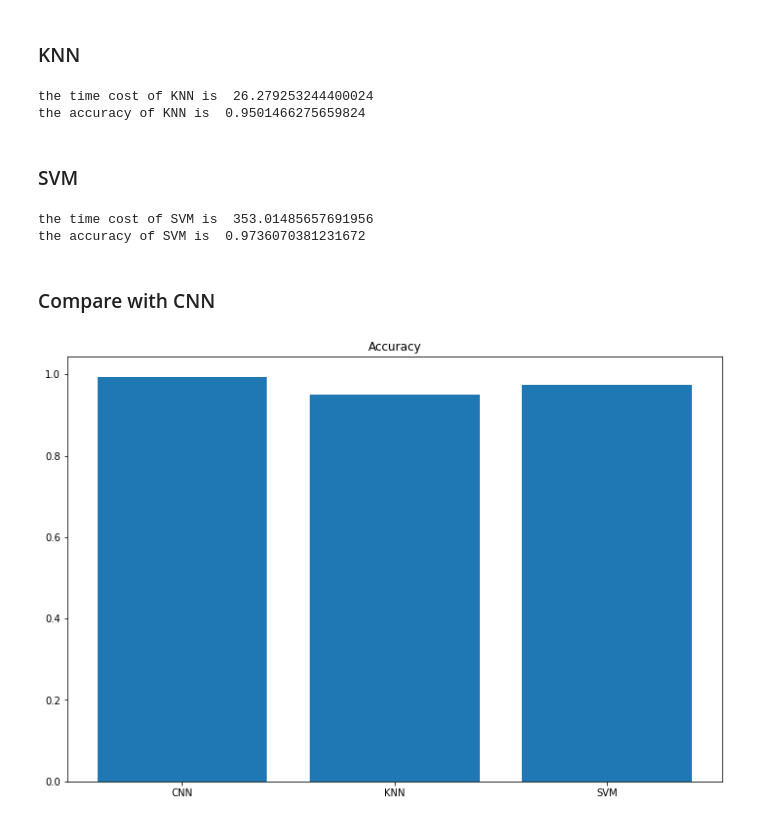
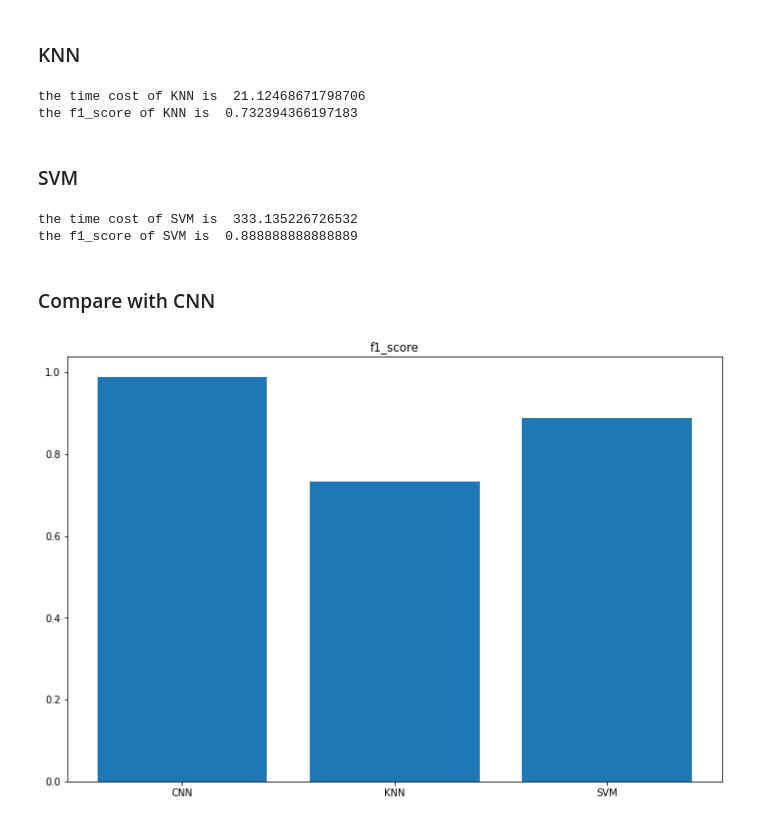
Before and after one commit to fdagher1/Face-Mask-Detection, a Jupyter notebook: FinalProject.ipynb, the cells around one changed output. Cells and saved outputs as stored; diff of their text form; code cells hidden in the pictures.

Commit message:
Change metrics to F1-score

```diff
--- a/FinalProject.ipynb
+++ b/FinalProject.ipynb
@@ -469,27 +480,31 @@ score1, acc1 = model1.evaluate(test_data, test_label, batch_size=100)
 score2, acc2 = model2.evaluate(test_data, test_label, batch_size=100)
 score3, acc3 = model3.evaluate(test_data, test_label, batch_size=100)
 score4, acc4 = model4.evaluate(test_data, test_label, batch_size=100)
+f1_score1=f1_score_test(model1,test_data,test_label)
+f1_score2=f1_score_test(model2,test_data,test_label)
+f1_score3=f1_score_test(model3,test_data,test_label)
+f1_score4=f1_score_test(model4,test_data,test_label)
 
 # Print test results in table
-tableheader = ["Model #", "Accuracy"]
+tableheader = ["Model #", "f1_score"]
 tabledata = list()
 format_row = "{:<15}" * (len(tableheader))
 print(format_row.format(*tableheader))
-tabledata.append(("Model 1", str(acc1)))
-tabledata.append(("Model 2", str(acc2)))
-tabledata.append(("Model 3", str(acc3)))
-tabledata.append(("Model 4", str(acc4)))
+tabledata.append(("Model 1", str(f1_score1)))
+tabledata.append(("Model 2", str(f1_score2)))
+tabledata.append(("Model 3", str(f1_score3)))
+tabledata.append(("Model 4", str(f1_score4)))
 for row in tabledata:
     print(format_row.format(*row))
 
 #Get the model with best result
-best_acc=max([acc1,acc2,acc3,acc4])
-if(best_acc==acc1):
+best_acc=max([f1_score1,f1_score2,f1_score3,f1_score4])
+if(best_acc==f1_score1):
     best_model=build_model1
-elif(best_acc==acc2):
+elif(best_acc==f1_score2):
     best_model=build_model2
-elif(best_acc==acc3):
+elif(best_acc==f1_score3):
     best_model=build_model3
-elif(best_acc==acc4):
+elif(best_acc==f1_score4):
     best_model=build_model4
 # %% [output]
@@ -720,3 +736,4 @@ Epoch 9/9
 # %%
 score_a, acc_a = model_withAttention.evaluate(test_data, test_label, batch_size=best_batch_size)
+f1_score_a=f1_score_test(model_b,test_data,test_label)
 # %% [output]
@@ -843,18 +860,19 @@ knn_train_data=np.array(knn_train_data)
 knn_test_data= [np.array(x).flatten() for x in test_data]
 knn_test_data=np.array(knn_test_data)
 
-knn1= KNeighborsClassifier(n_neighbors=5, weights='distance')
+knn1= KNeighborsClassifier(n_neighbors=3, weights='distance')
 start=time.time()
 knn1.fit(knn_train_data,trainvalid_label)
 end=time.time()
 timecost_knn=end-start
-knn_acc = knn1.score(knn_test_data, test_label)
+#knn_acc = knn1.score(knn_test_data, test_label)
+f1_score_knn=f1_score_test(knn1,knn_test_data,test_label)
 # %%
 print("the time cost of KNN is ",timecost_knn )
-print("the accuracy of KNN is ",knn_acc)
+print("the f1_score of KNN is ",f1_score_knn)
 # %% [output]
-the time cost of KNN is  26.279253244400024
-the accuracy of KNN is  0.9501466275659824
+the time cost of KNN is  21.12468671798706
+the f1_score of KNN is  0.732394366197183
 # %% [markdown]
 ### SVM
 # %%
@@ -866,22 +884,23 @@ svm_model.fit(knn_train_data,trainvalid_label)
 end=time.time()
 timecost_svm=end-start
 svm_acc = svm_model.score(knn_test_data, test_label)
+f1_score_svm=f1_score_test(svm_model,knn_test_data,test_label)
 # %%
 print("the time cost of SVM is ",timecost_svm )
-print("the accuracy of SVM is ",svm_acc)
+print("the f1_score of SVM is ",f1_score_svm)
 # %% [output]
-the time cost of SVM is  353.01485657691956
-the accuracy of SVM is  0.9736070381231672
+the time cost of SVM is  333.135226726532
+the f1_score of SVM is  0.888888888888889
 # %% [markdown]
 ### Compare with CNN
 # %%
-acc_list=[acc_a,knn_acc,svm_acc]
+acc_list=[f1_score_a,f1_score_knn,f1_score_svm]
 model_type=["CNN","KNN","SVM"]
-plt.title("Accuracy")
+plt.title("f1_score")
 plt.bar(model_type, acc_list)
 plt.show()
 # %% [output]
-[figure, old version]
+[figure, new version]
 # %%
 time_list=[timecost_a,timecost_knn,timecost_svm]
 plt.bar(model_type, time_list)
```
Also changed, not shown: parts of 16 cells of this notebook.
